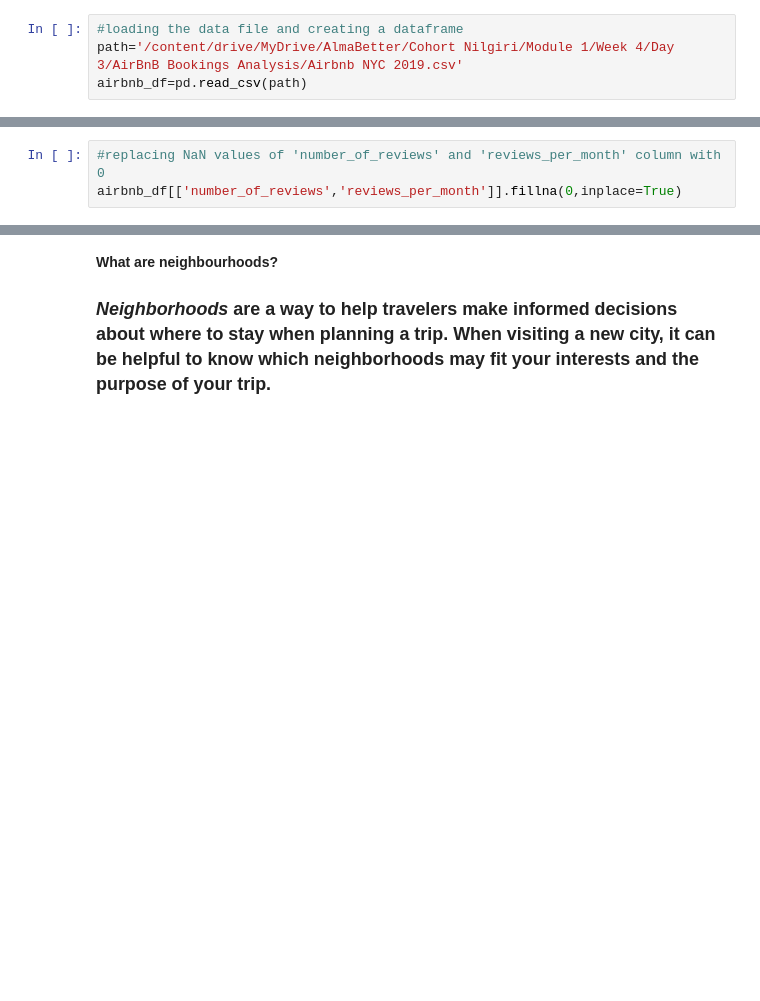
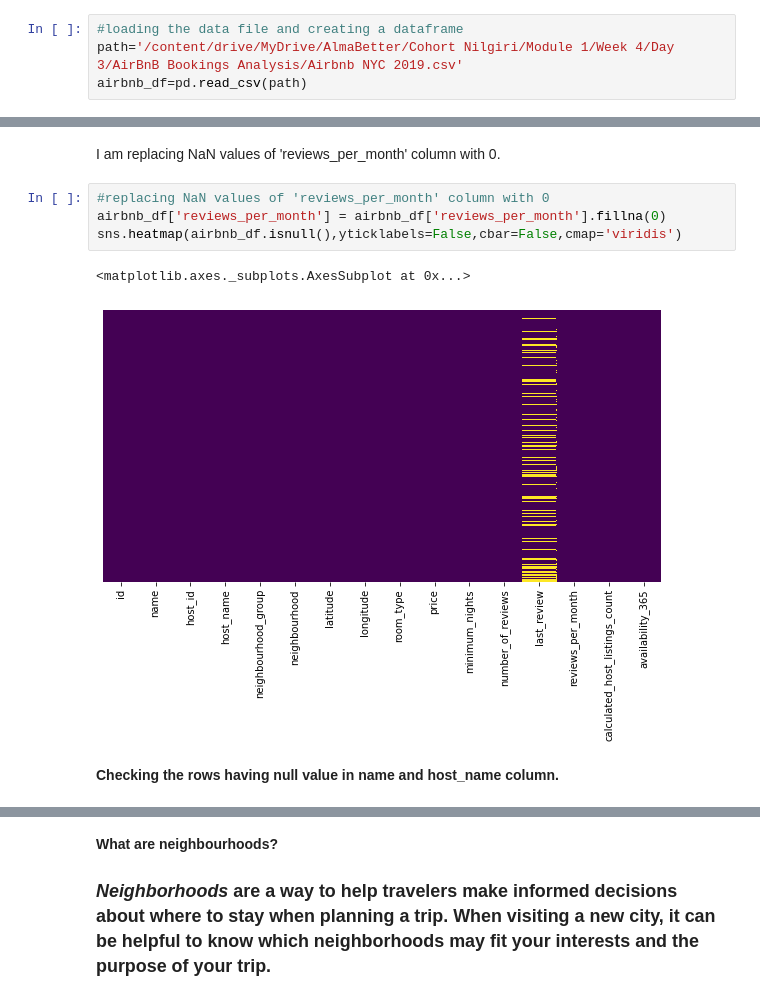
Before and after one commit to BhanuPShahi/Airbnb-Bookings-Analysis, a Jupyter notebook: Bhanu_Pratap_Shahi_24_02_2021_[ABTN0101]_AirBnB_Bookings_Analysis.ipynb, the cells around one changed output, grey strips where cells are left out. Cells and saved outputs as stored; diff of their text form; blank space fills up the shorter version.

```diff
--- a/Bhanu_Pratap_Shahi_24_02_2021_[ABTN0101]_AirBnB_Bookings_Analysis.ipynb
+++ b/Bhanu_Pratap_Shahi_24_02_2021_[ABTN0101]_AirBnB_Bookings_Analysis.ipynb
@@ -45,3 +128,11 @@ airbnb_df.head(1)
+# %% [markdown]
+I am replacing NaN values of 'reviews_per_month' column with 0.
 # %%
-#replacing NaN values of 'number_of_reviews' and 'reviews_per_month' column with 0
-airbnb_df[['number_of_reviews','reviews_per_month']].fillna(0,inplace=True)
+#replacing NaN values of 'reviews_per_month' column with 0
+airbnb_df['reviews_per_month'] = airbnb_df['reviews_per_month'].fillna(0)
+sns.heatmap(airbnb_df.isnull(),yticklabels=False,cbar=False,cmap='viridis')
+# %% [output]
+<matplotlib.axes._subplots.AxesSubplot at 0x...>
+[figure, added]
+# %% [markdown]
+**Checking the rows having null value in name and host_name column.**
```
Also changed, not shown: parts of 44 cells of this notebook.
